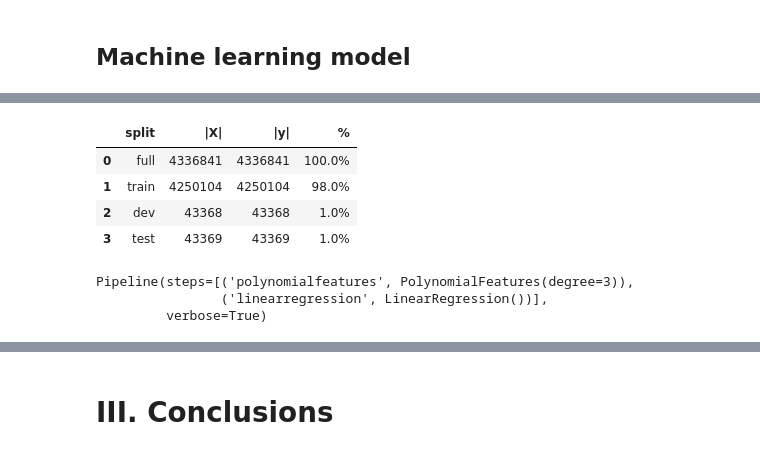
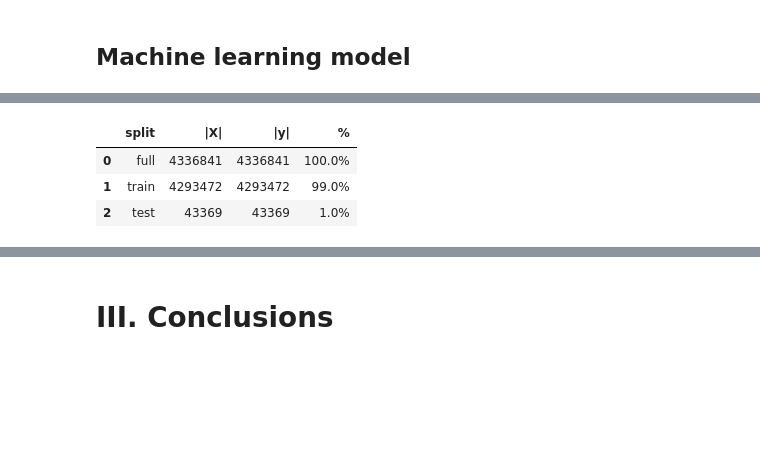
Before and after one commit to hudsonmendes/uolondon-cm3005-dsc, a Jupyter notebook: report.ipynb, the cells around one changed output, grey strips where cells are left out. Saved outputs shown, nothing was run; the diff lists cells and outputs as text; code cells hidden in the pictures; blank space fills up the shorter version.

```diff
--- a/report.ipynb
+++ b/report.ipynb
@@ -400,8 +405,6 @@ np.save(data_folderpath / f"snapshot-y", y)
 # %%
 from sklearn.preprocessing import OneHotEncoder, StandardScaler, FunctionTransformer
-from sklearn.linear_model import LinearRegression
 from sklearn.compose import make_column_transformer, make_column_selector
-from sklearn.pipeline import make_pipeline
 
 
 def make_sine_cycle_encoder(period: int = 1) -> float:
@@ -412,19 +415,25 @@ def make_sine_cycle_encoder(period: int = 1) -> float:
 # https://scikit-learn.org/stable/modules/sgd.html#tips-on-practical-use
 def make_df_column_transformer():
     categorical_selector = make_column_selector(dtype_include="category")
+    float_seletor = make_column_selector(dtype_include="float64")
     one_hot = OneHotEncoder(sparse_output=True, handle_unknown="ignore")
+    numerical_scaler = StandardScaler(with_mean=True, with_std=True)
     cycle_sine_12 = make_sine_cycle_encoder(period=12)
     cycle_sine_31 = make_sine_cycle_encoder(period=31)
     cycle_sine_6 = make_sine_cycle_encoder(period=6)
     return make_column_transformer(
         (one_hot, categorical_selector),
+        (numerical_scaler, float_seletor),
+        (numerical_scaler, ["date_year"]),
         (cycle_sine_12, ["date_month"]),
         (cycle_sine_31, ["date_day"]),
         (cycle_sine_6, ["date_day_of_week"]),
-        remainder="passthrough",
+        remainder="drop",
+        verbose=True,
     )
+
 
 preprocessing_df_column_transformer = make_df_column_transformer()
 X_encoded = preprocessing_df_column_transformer.fit_transform(X)
-pd.DataFrame.sparse.from_spmatrix(X_encoded).head()
+pd.DataFrame.sparse.from_spmatrix(X_encoded)
 # %% [output]
@@ -453,70 +459,33 @@ pd.DataFrame(X_reduced).head()
-# %%
-n_dims = 8
-load_from_snapshot = False
-if load_from_snapshot:
-    import pathlib
-    import numpy as np
-    import pandas as pd
-
-    data_folderpath = pathlib.Path("./data")
-    df = pd.read_csv(data_folderpath / 'snapshot-Xy-1NF.zip')
-    X_reduced, y = (
-        np.load(data_folderpath / 'snapshot-X-dims-32.npy'),
-        np.load(data_folderpath / 'snapshot-y.npy'),
-    )
-    del df
 # %%
 from typing import Tuple
 from sklearn.model_selection import train_test_split
 
 
 def produce_split_summary(
     X_split: pd.DataFrame, y_split: pd.DataFrame, name: str, total: int
 ) -> Tuple[str, int, int, str]:
     return (
         name,
         X_split.shape[0],
         y_split.shape[0],
         "{:.1f}%".format(100.0 * X_split.shape[0] / total),
     )
 
 
 r = 42
-train_proportion = 0.98
-X1, X3, y1, y3 = train_test_split(X_reduced, y, train_size=train_proportion, random_state=r)
-X2, X3, y2, y3 = train_test_split(X3, y3, train_size=0.5, random_state=r)
-
+train_size = 0.99
+X1, X2, y1, y2 = train_test_split(X_encoded, y, train_size=train_size, random_state=r)
 pd.DataFrame(
     [
-        produce_split_summary(X_reduced, y, "full", total=X_reduced.shape[0]),
-        produce_split_summary(X1, y1, "train", total=X_reduced.shape[0]),
-        produce_split_summary(X2, y2, "dev", total=X_reduced.shape[0]),
-        produce_split_summary(X3, y3, "test", total=X_reduced.shape[0]),
+        produce_split_summary(X, y, "full", total=X.shape[0]),
+        produce_split_summary(X1, y1, "train", total=X.shape[0]),
+        produce_split_summary(X2, y2, "test", total=X.shape[0]),
     ],
     columns=["split", "|X|", "|y|", "%"],
 )
 # %% [output]
 |  | split | |X| | |y| | % |
 | 0 | full | 4336841 | 4336841 | 100.0% |
-| 1 | train | 4250104 | 4250104 | 98.0% |
-| 2 | dev | 43368 | 43368 | 1.0% |
-| 3 | test | 43369 | 43369 | 1.0% |
+| 1 | train | 4293472 | 4293472 | 99.0% |
+| 2 | test | 43369 | 43369 | 1.0% |
-# %%
-from sklearn.preprocessing import PolynomialFeatures
-from sklearn.linear_model import LinearRegression
-from sklearn.pipeline import make_pipeline
-
-def make_model():
-    return make_pipeline(
-        PolynomialFeatures(degree=3, include_bias=True),
-        LinearRegression(fit_intercept=True),
-        verbose=True,
-    )
-
-model = make_model()
-model
-# %% [output]
-Pipeline(steps=[('polynomialfeatures', PolynomialFeatures(degree=3)),
-                ('linearregression', LinearRegression())],
-         verbose=True)
 # %%
```
Also changed, not shown: parts of 13 cells of this notebook, 2 other files.
